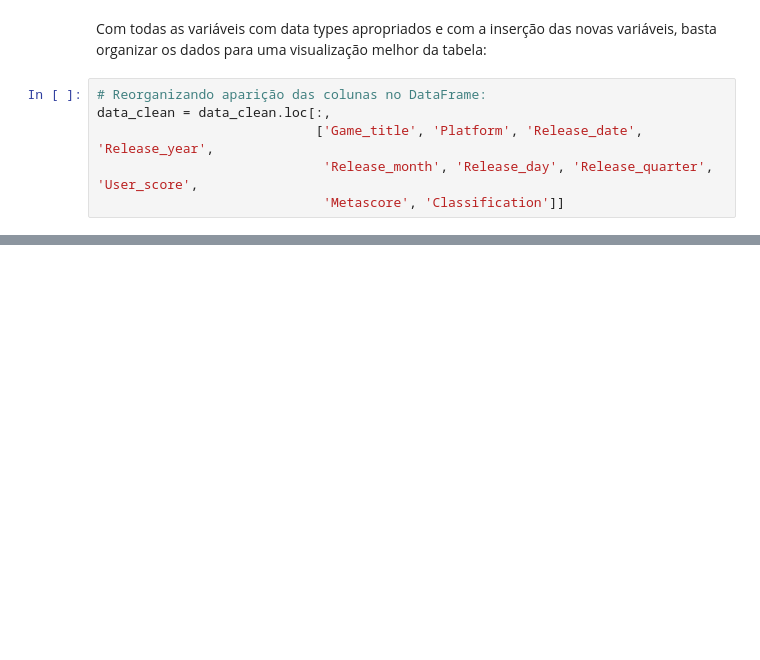
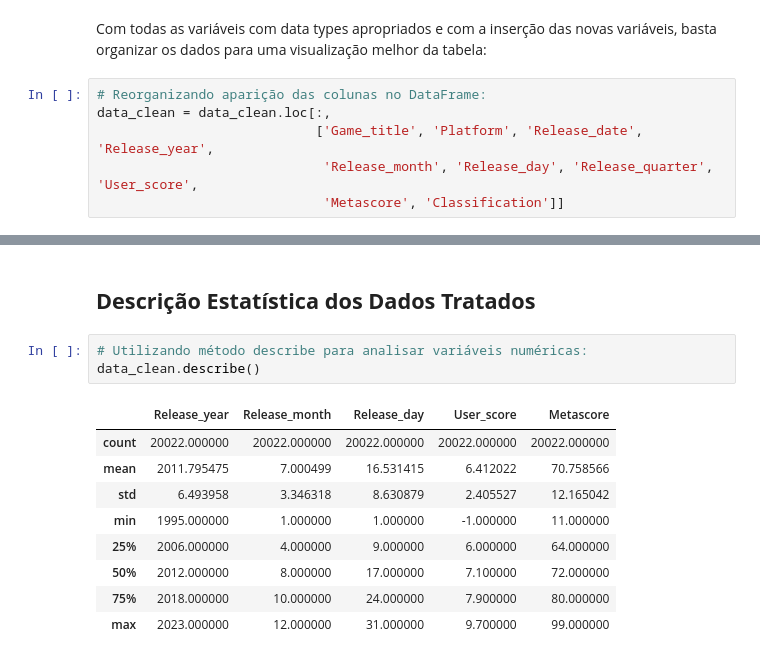
Before and after one commit to JoSEPHDev2022/Metacritc_Scores_Video_Games, a Jupyter notebook: analise_descritiva.ipynb, the cells around one changed output, grey strips where cells are left out. Saved outputs shown, nothing was run; the diff lists cells and outputs as text; blank space fills up the shorter version.

```diff
--- a/analise_descritiva.ipynb
+++ b/analise_descritiva.ipynb
@@ -515,0 +525,15 @@ data_clean.head(10)
+# %% [markdown]
+## **Descrição Estatística dos Dados Tratados**
+# %%
+# Utilizando método describe para analisar variáveis numéricas:
+data_clean.describe()
+# %% [output]
+|  | Release_year | Release_month | Release_day | User_score | Metascore |
+| count | 20022.000000 | 20022.000000 | 20022.000000 | 20022.000000 | 20022.000000 |
+| mean | 2011.795475 | 7.000499 | 16.531415 | 6.412022 | 70.758566 |
+| std | 6.493958 | 3.346318 | 8.630879 | 2.405527 | 12.165042 |
+| min | 1995.000000 | 1.000000 | 1.000000 | -1.000000 | 11.000000 |
+| 25% | 2006.000000 | 4.000000 | 9.000000 | 6.000000 | 64.000000 |
+| 50% | 2012.000000 | 8.000000 | 17.000000 | 7.100000 | 72.000000 |
+| 75% | 2018.000000 | 10.000000 | 24.000000 | 7.900000 | 80.000000 |
+| max | 2023.000000 | 12.000000 | 31.000000 | 9.700000 | 99.000000 |
```
Also changed, not shown: parts of 21 cells of this notebook.
